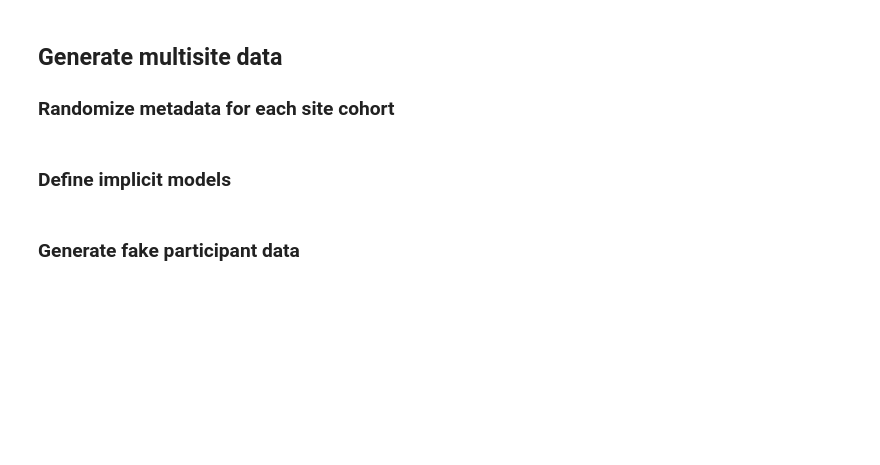
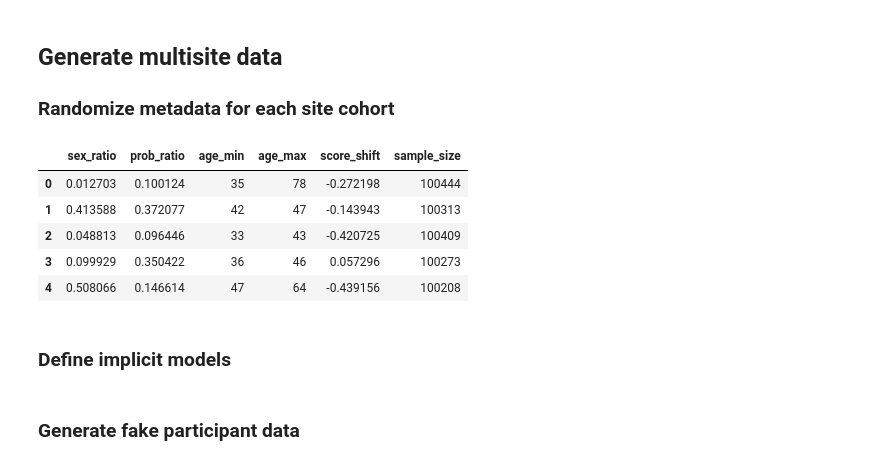
Before and after one commit to ppsp-team/PyNM, a Jupyter notebook: tutorials/GPflow_test.ipynb, the cells around one changed output. Cells and saved outputs as stored; diff of their text form; code cells hidden in the pictures; blank space fills up the shorter version.

```diff
--- a/tutorials/GPflow_test.ipynb
+++ b/tutorials/GPflow_test.ipynb
@@ -13,14 +13,21 @@ import statsmodels.api as sm
 # %%
 np.random.seed(666)
 n_sites = 5
 age_min = (np.random.rand(n_sites)*50).astype(int)
 sites = pd.DataFrame(data={'sex_ratio': np.random.rand(n_sites),
                            'prob_ratio': 0.5*np.random.rand(n_sites),
                            'age_min': age_min,
                            'age_max': (age_min+5+np.random.rand(n_sites)*50).astype(int),
                            'score_shift': np.random.randn(n_sites)/4,
-                           'sample_size': (50+np.random.rand(n_sites)*500).astype(int)})
+                           'sample_size': (100000+np.random.rand(n_sites)*500).astype(int)})
 sites
+# %% [output]
+|  | sex_ratio | prob_ratio | age_min | age_max | score_shift | sample_size |
+| 0 | 0.012703 | 0.100124 | 35 | 78 | -0.272198 | 100444 |
+| 1 | 0.413588 | 0.372077 | 42 | 47 | -0.143943 | 100313 |
+| 2 | 0.048813 | 0.096446 | 33 | 43 | -0.420725 | 100409 |
+| 3 | 0.099929 | 0.350422 | 36 | 46 | 0.057296 | 100273 |
+| 4 | 0.508066 | 0.146614 | 47 | 64 | -0.439156 | 100208 |
 # %% [markdown]
 ### Define implicit models
 # %%
```
Also changed, not shown: parts of 14 cells of this notebook.
